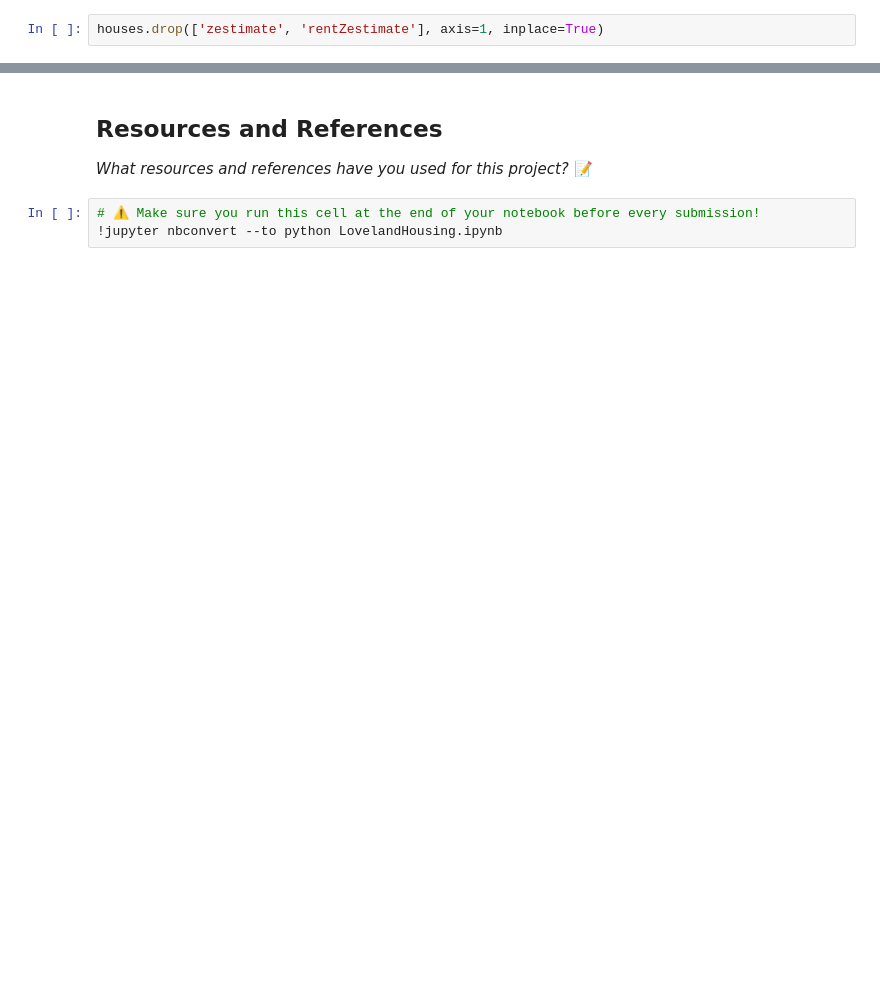
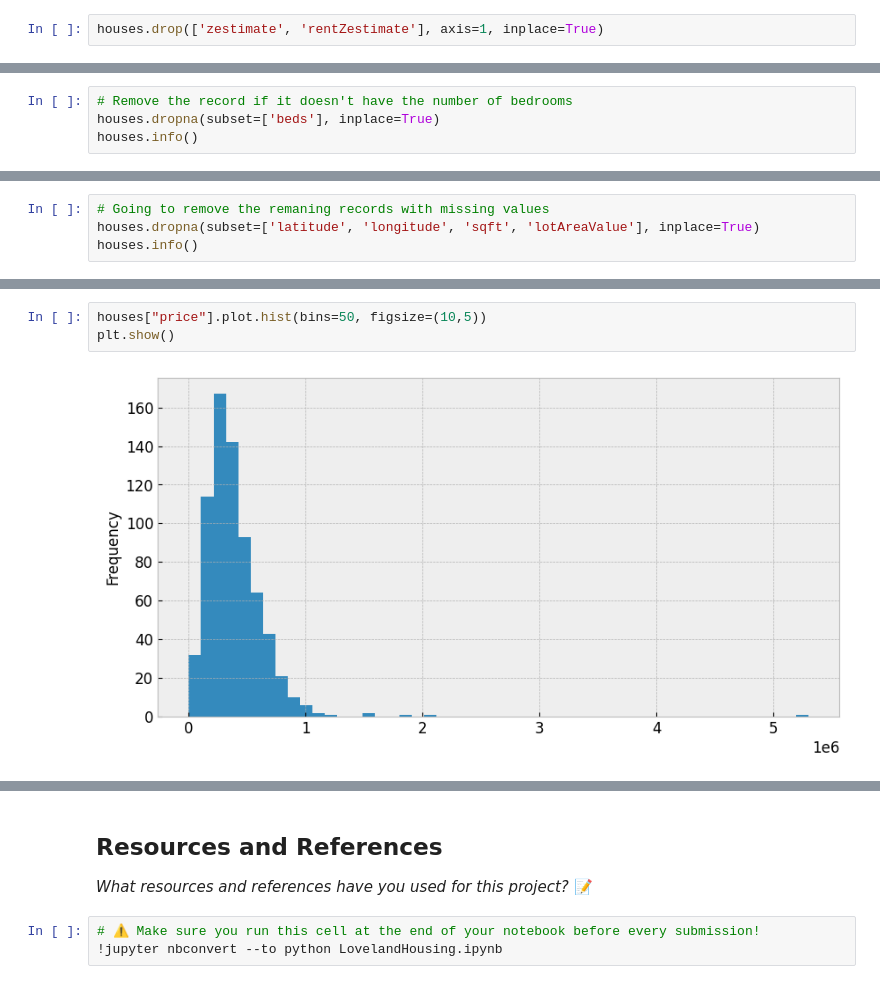
Before and after one commit to JoshAnness/Loveland-Housing-Model, a Jupyter notebook: LovelandHousing.ipynb, the cells around one changed output, grey strips where cells are left out. Drawn from its saved outputs; the diff is of its cells as text; blank space fills up the shorter version.

```diff
--- a/LovelandHousing.ipynb
+++ b/LovelandHousing.ipynb
@@ -358,0 +362,4 @@ array([[<Axes: title={'center': 'unformattedPrice'}>,
+# %%
+# Remove the record if it doesn't have the number of bedrooms
+houses.dropna(subset=['beds'], inplace=True)
+houses.info()
@@ -358,0 +381,4 @@ array([[<Axes: title={'center': 'unformattedPrice'}>,
+# %%
+# Going to remove the remaning records with missing values
+houses.dropna(subset=['latitude', 'longitude', 'sqft', 'lotAreaValue'], inplace=True)
+houses.info()
@@ -358,0 +412,5 @@ array([[<Axes: title={'center': 'unformattedPrice'}>,
+# %%
+houses["price"].plot.hist(bins=50, figsize=(10,5))
+plt.show()
+# %% [output]
+[figure, added]
```
Also changed, not shown: parts of 15 cells of this notebook, 3 other files.
